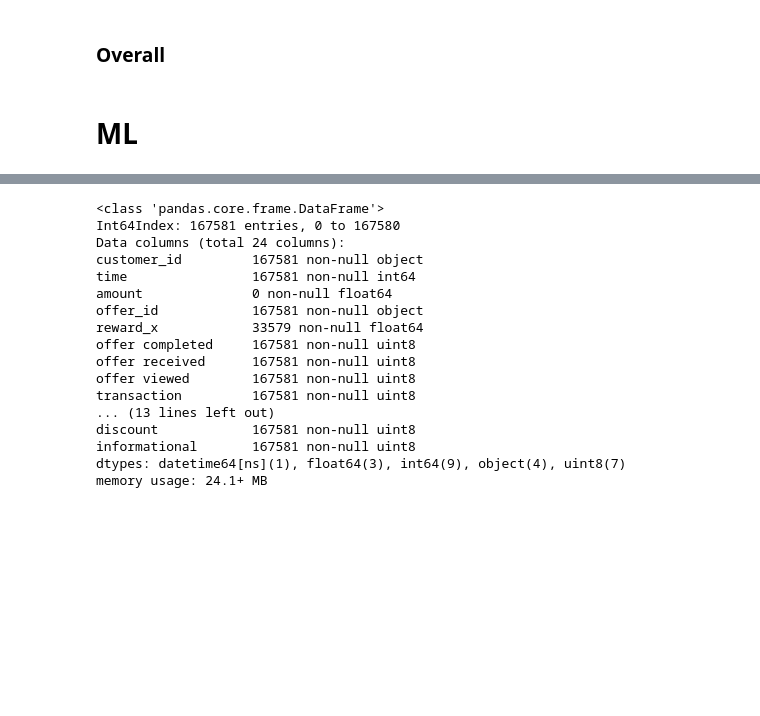
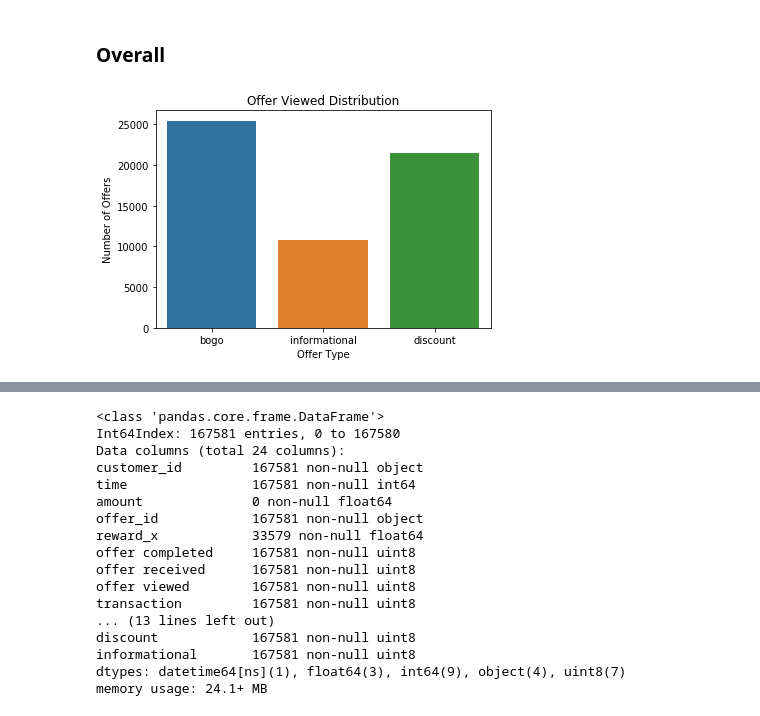
Before and after one commit to Martinsjsu/Starbuck_Promotion_Data_Analysis, a Jupyter notebook: Starbucks_Capstone_notebook.ipynb, the cells around one changed output, grey strips where cells are left out. Drawn from its saved outputs; the diff is of its cells as text; code cells hidden in the pictures; blank space fills up the shorter version.

Commit message:
Add files via upload
doc: updating more plots and adjustment

```diff
--- a/Starbucks_Capstone_notebook.ipynb
+++ b/Starbucks_Capstone_notebook.ipynb
@@ -583,2 +565,11 @@ offer_viewed.head()
-# %% [markdown]
-# ML
+# %%
+# plotting viewed offer distrubution
+sns.countplot(x='offer_type', data=offer_viewed)
+
+plt.title('Offer Viewed Distribution')
+plt.ylabel('Number of Offers')
+plt.xlabel('Offer Type')
+plt.xticks(rotation = 0)
+plt.show();
+# %% [output]
+[figure, added]
```
Also changed, not shown: parts of 27 cells of this notebook.
